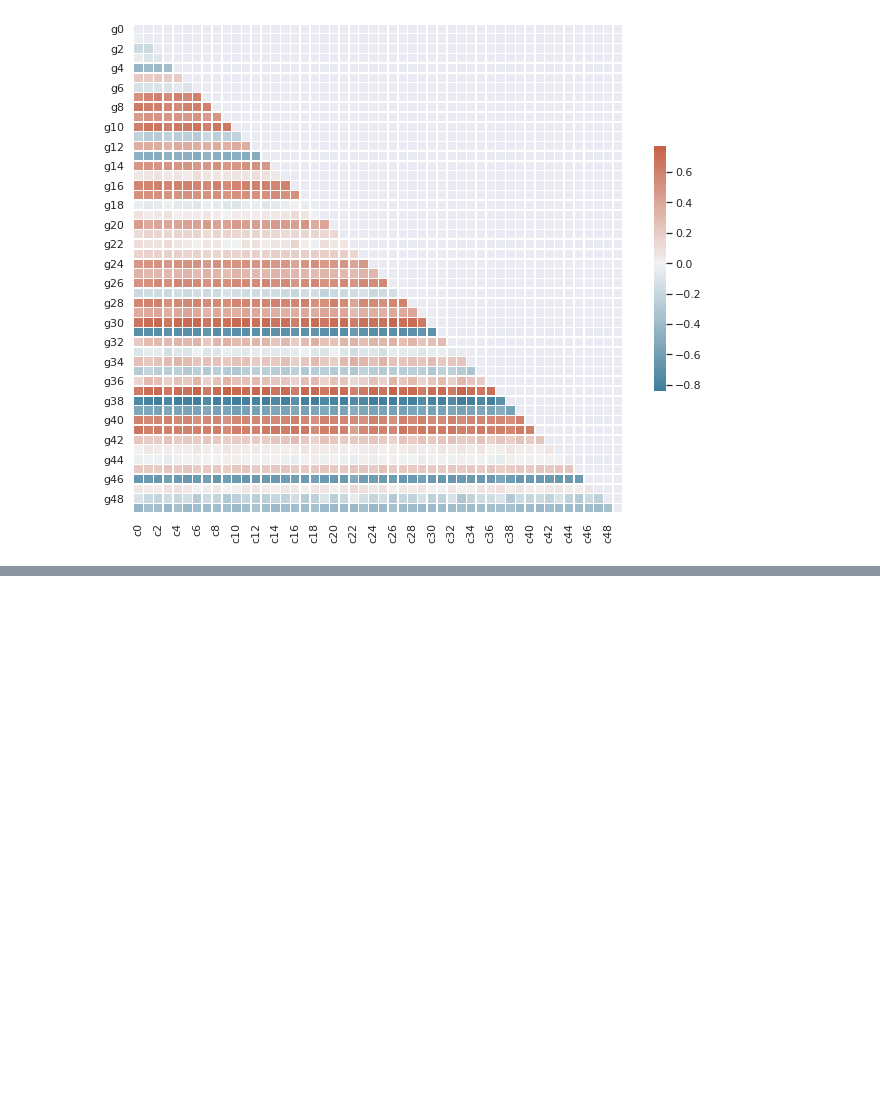
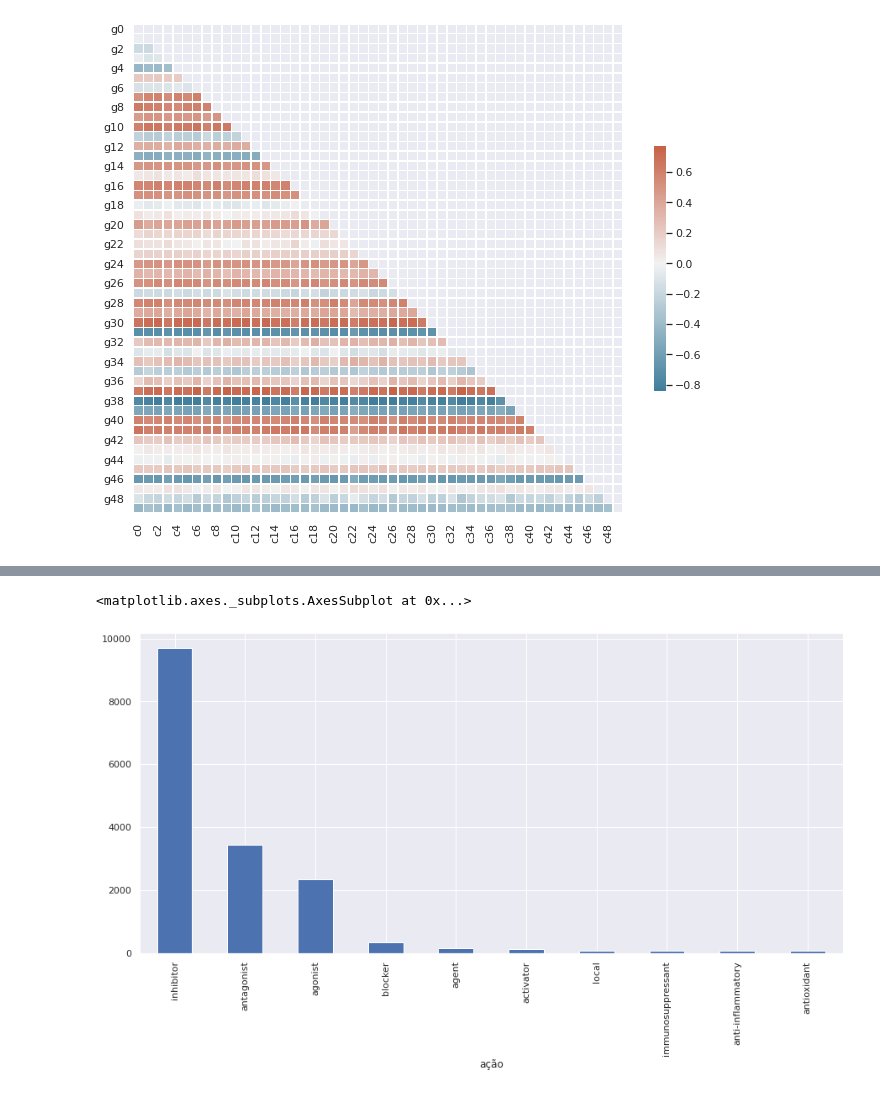
Before and after one commit to isaniolopes/imersao_dados, a Jupyter notebook: Alura.ipynb, the cells around one changed output, grey strips where cells are left out. Drawn from its saved outputs; the diff is of its cells as text; code cells hidden in the pictures; blank space fills up the shorter version.

```diff
--- a/Alura.ipynb
+++ b/Alura.ipynb
@@ -841,0 +870,3 @@ sns.heatmap(corr_filtrada, mask=mask, cmap=cmap, center=0,
+# %%
+contagem_moa = dados_resultados.drop('id', axis=1).sum().sort_values(ascending=False)
+contagem_moa
@@ -841,0 +967,4 @@ sns.heatmap(corr_filtrada, mask=mask, cmap=cmap, center=0,
+# %%
+#gerando novos indices somente com o moa. Eu separo cada indice por '_' e depois escolho a ultima palavra [-1]
+novos_indices = [i.split('_')[-1] for i in contagem_moa.index ]
+novos_indices[:10]
@@ -841,0 +982,4 @@ sns.heatmap(corr_filtrada, mask=mask, cmap=cmap, center=0,
+# %%
+#montando novo df com as colunas ação (e seus valores sendo os novos indices) e contagem (valores presentes na variável contagem_moa)
+novo_contagem_moa = pd.DataFrame(data={'ação':novos_indices,'contagem':contagem_moa.values})
+novo_contagem_moa
@@ -841,0 +1000,8 @@ sns.heatmap(corr_filtrada, mask=mask, cmap=cmap, center=0,
+# %%
+#agrupo por ação, somo todos os valores para as respectivações e depois organizo por ordem de contagem e seleciono o top10
+top10_ações = novo_contagem_moa.groupby(by=['ação']).sum()['contagem'].sort_values(ascending=False)[:10]
+plt.figure(figsize=(15,7))
+top10_ações.plot.bar()
+# %% [output]
+<matplotlib.axes._subplots.AxesSubplot at 0x...>
+[figure, added]
```
Also changed, not shown: parts of 23 cells of this notebook.
